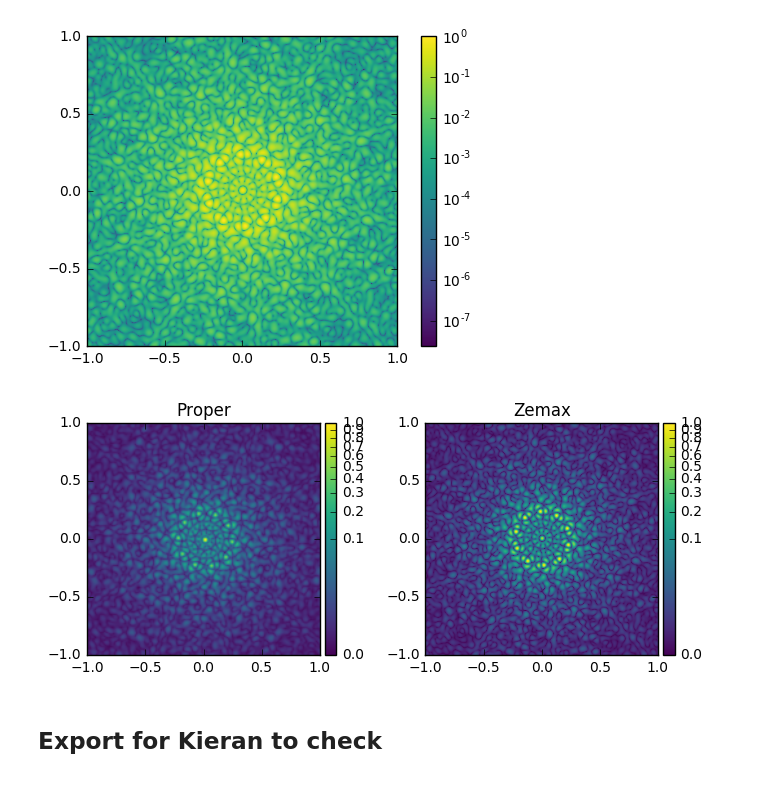
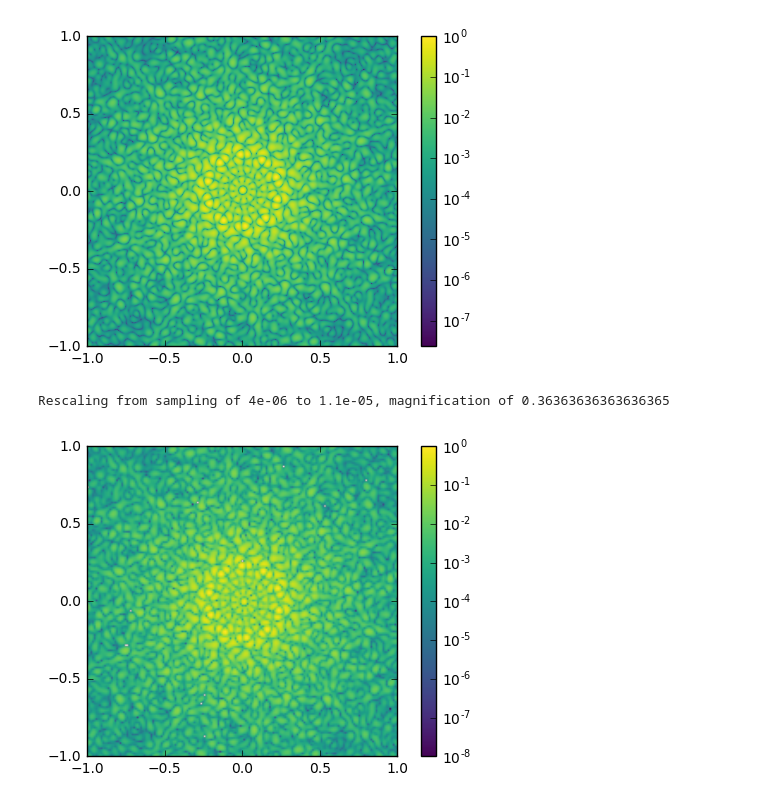
Before and after one commit to benjaminpope/toliman, a Jupyter notebook: image_modelling/notebooks/Validate spiral PSF.ipynb, the cells around one changed output. Cells and saved outputs as stored; diff of their text form; code cells hidden in the pictures.

```diff
--- a/image_modelling/notebooks/Validate spiral PSF.ipynb
+++ b/image_modelling/notebooks/Validate spiral PSF.ipynb
@@ -78,34 +85,2 @@ view_psf(zemax, 4e-3, 1.)
 # %% [output]
 [figure]
-# %%
-from mpl_toolkits.axes_grid1 import make_axes_locatable
-import matplotlib.colors as mcolors
-fig, axes = plt.subplots(1, 2, figsize=(8,3))
-viewport_mm = 1.
-plt.axes(axes[0])
-c = image.shape[0]/2.
-pitch_mm = detector_pitch/1e-3
-w = viewport_mm/pitch_mm
-view_proper = image[int(c-w):int(c+w),int(c-w):int(c+w)]
-im =plt.imshow(view_proper/np.max(view_proper),cmap='viridis', extent=[x*pitch_mm for x in [-w,w,-w,w]],norm=mcolors.PowerNorm(gamma=0.3),vmin=0)#, vmax=-5)
-plt.title('Proper')
-divider = make_axes_locatable(axes[0])
-cax = divider.append_axes("right", size="5%", pad=0.05)
-plt.colorbar(im, cax=cax)
-
-plt.axes(axes[1])
-c = zemax.shape[0]/2.
-pitch_mm = 4e-3
-w = viewport_mm/pitch_mm
-view_zemax = zemax[int(c-w):int(c+w),int(c-w):int(c+w)]
-im =plt.imshow(view_zemax/np.max(view_zemax),cmap='viridis', extent=[x*pitch_mm for x in [-w,w,-w,w]],norm=mcolors.PowerNorm(gamma=0.3),vmin=0)#, vmax=-5)
-plt.title('Zemax')
-divider = make_axes_locatable(axes[1])
-cax = divider.append_axes("right", size="5%", pad=0.05)
-plt.colorbar(im, cax=cax)
-
-plt.show()
-# %% [output]
-[figure, removed]
-# %% [markdown]
-## Export for Kieran to check
@@ -126,0 +87,16 @@ if export_images is True:
+# %%
+# Resolution is too high, so downsample.
+import proper
+src_pitch = 4e-6 # specified in source file
+
+mag = src_pitch / detector_pitch
+print("Rescaling from sampling of {} to {}, magnification of {}".format(src_pitch, detector_pitch, mag))
+zemax_resized = proper.prop_magnify(zemax, mag, CONSERVE = False, AMP_CONSERVE=False)
+# %% [output]
+Rescaling from sampling of 4e-06 to 1.1e-05, magnification of 0.36363636363636365
+# %%
+%matplotlib inline
+view_psf(zemax_resized/zemax_resized.max(axis=None), detector_pitch/1e-3, 1., vmin=1e-8)
+plt.show()
+# %% [output]
+[figure, added]
```
Also changed, not shown: parts of 5 cells of this notebook, 1 other file.
